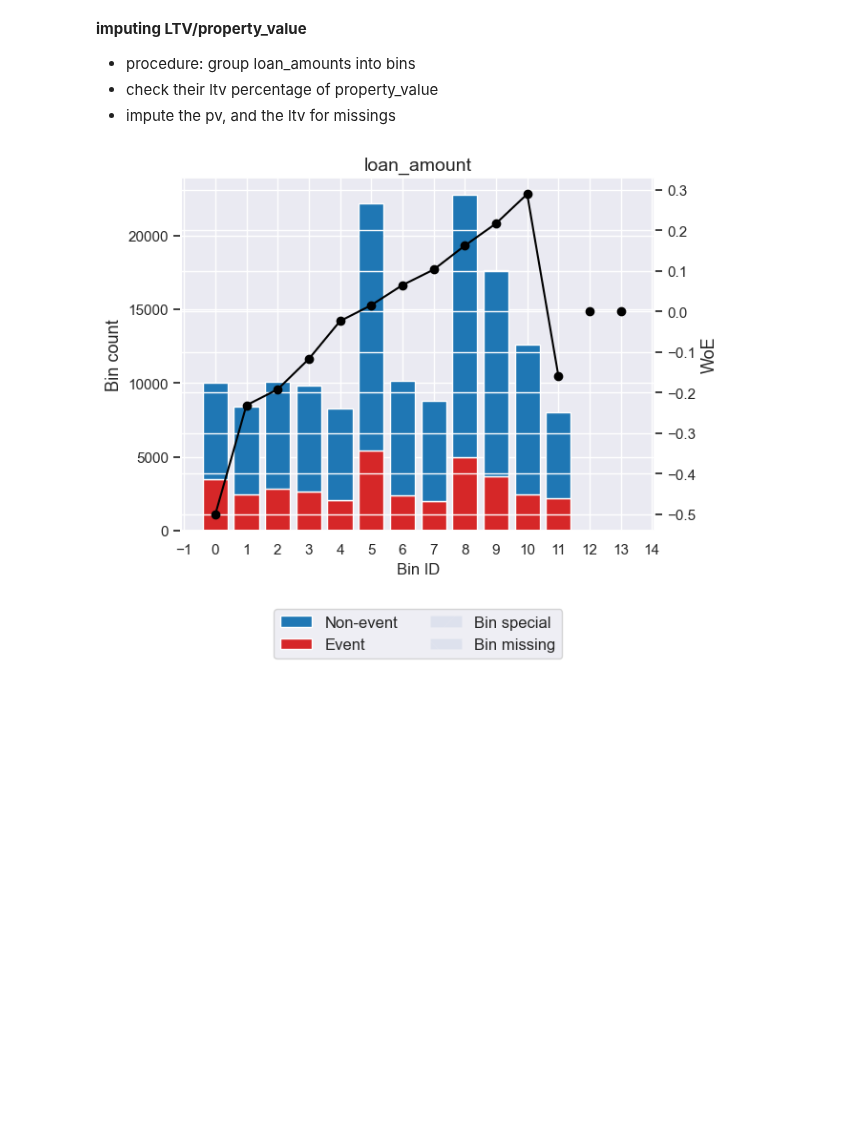
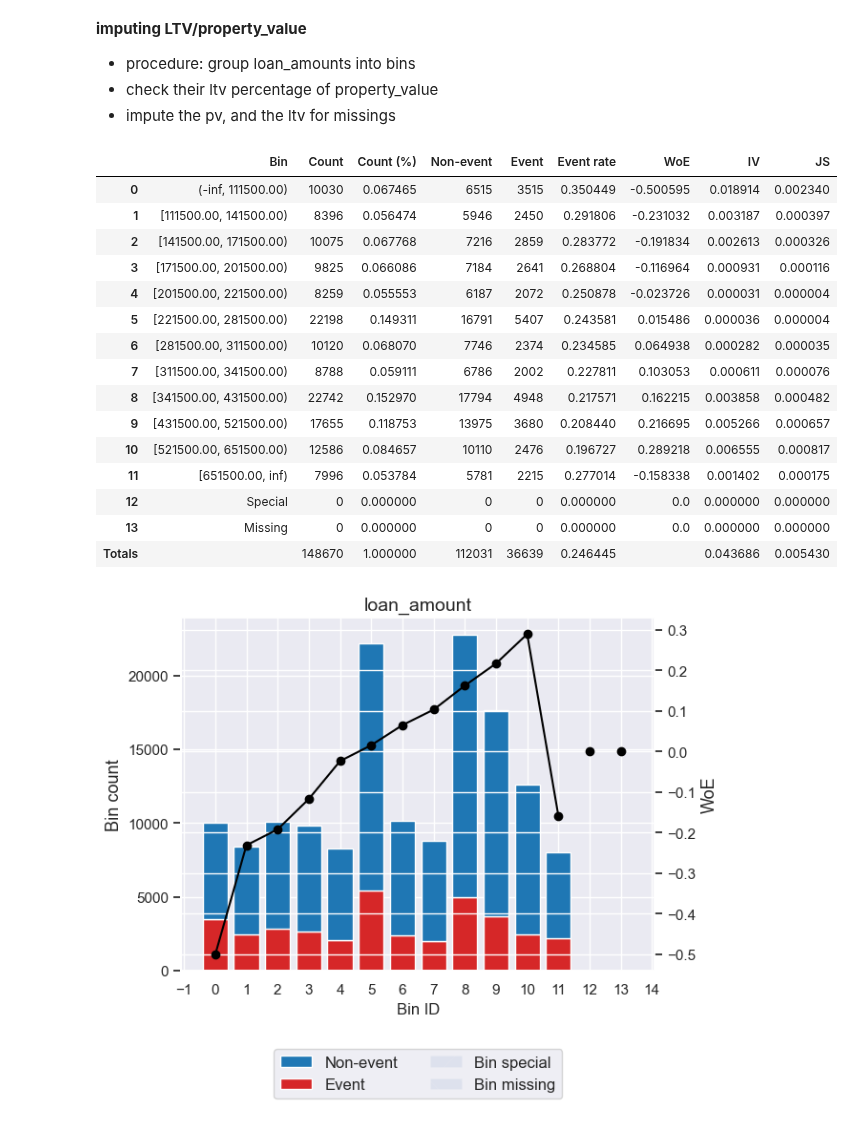
Before and after one commit to ethanhopkins101/DataScience-Projects, a Jupyter notebook: credit_card_customers/loan_default.ipynb, the cells around one changed output. Saved outputs shown, nothing was run; the diff lists cells and outputs as text; code cells hidden in the pictures; blank space fills up the shorter version.

```diff
--- a/credit_card_customers/loan_default.ipynb
+++ b/credit_card_customers/loan_default.ipynb
@@ -178,12 +178,30 @@ term                              41              63.41          36.59
 # %%
 from optbinning import OptimalBinning
 
 # 1. Initialize for a specific column
 optb = OptimalBinning(name="loan_amount", dtype="numerical", solver="cp")
 
 # 2. Fit the data (automatically handles your missing values)
 optb.fit(df["loan_amount"].values, df["Status"].values)
 
 # 3. Get the WoE table and Information Value (IV)
 binning_table = optb.binning_table
+binning_table.build()
+# %% [output]
+|  | Bin | Count | Count (%) | Non-event | Event | Event rate | WoE | IV | JS |
+| 0 | (-inf, 111500.00) | 10030 | 0.067465 | 6515 | 3515 | 0.350449 | -0.500595 | 0.018914 | 0.002340 |
+| 1 | [111500.00, 141500.00) | 8396 | 0.056474 | 5946 | 2450 | 0.291806 | -0.231032 | 0.003187 | 0.000397 |
+| 2 | [141500.00, 171500.00) | 10075 | 0.067768 | 7216 | 2859 | 0.283772 | -0.191834 | 0.002613 | 0.000326 |
+| 3 | [171500.00, 201500.00) | 9825 | 0.066086 | 7184 | 2641 | 0.268804 | -0.116964 | 0.000931 | 0.000116 |
+| 4 | [201500.00, 221500.00) | 8259 | 0.055553 | 6187 | 2072 | 0.250878 | -0.023726 | 0.000031 | 0.000004 |
+| 5 | [221500.00, 281500.00) | 22198 | 0.149311 | 16791 | 5407 | 0.243581 | 0.015486 | 0.000036 | 0.000004 |
+| 6 | [281500.00, 311500.00) | 10120 | 0.068070 | 7746 | 2374 | 0.234585 | 0.064938 | 0.000282 | 0.000035 |
+| 7 | [311500.00, 341500.00) | 8788 | 0.059111 | 6786 | 2002 | 0.227811 | 0.103053 | 0.000611 | 0.000076 |
+| 8 | [341500.00, 431500.00) | 22742 | 0.152970 | 17794 | 4948 | 0.217571 | 0.162215 | 0.003858 | 0.000482 |
+| 9 | [431500.00, 521500.00) | 17655 | 0.118753 | 13975 | 3680 | 0.208440 | 0.216695 | 0.005266 | 0.000657 |
+| 10 | [521500.00, 651500.00) | 12586 | 0.084657 | 10110 | 2476 | 0.196727 | 0.289218 | 0.006555 | 0.000817 |
+| 11 | [651500.00, inf) | 7996 | 0.053784 | 5781 | 2215 | 0.277014 | -0.158338 | 0.001402 | 0.000175 |
+| 12 | Special | 0 | 0.000000 | 0 | 0 | 0.000000 | 0.0 | 0.000000 | 0.000000 |
+| 13 | Missing | 0 | 0.000000 | 0 | 0 | 0.000000 | 0.0 | 0.000000 | 0.000000 |
+| Totals |  | 148670 | 1.000000 | 112031 | 36639 | 0.246445 |  | 0.043686 | 0.005430 |
 # %%
```
Also changed, not shown: parts of 15 cells of this notebook.
